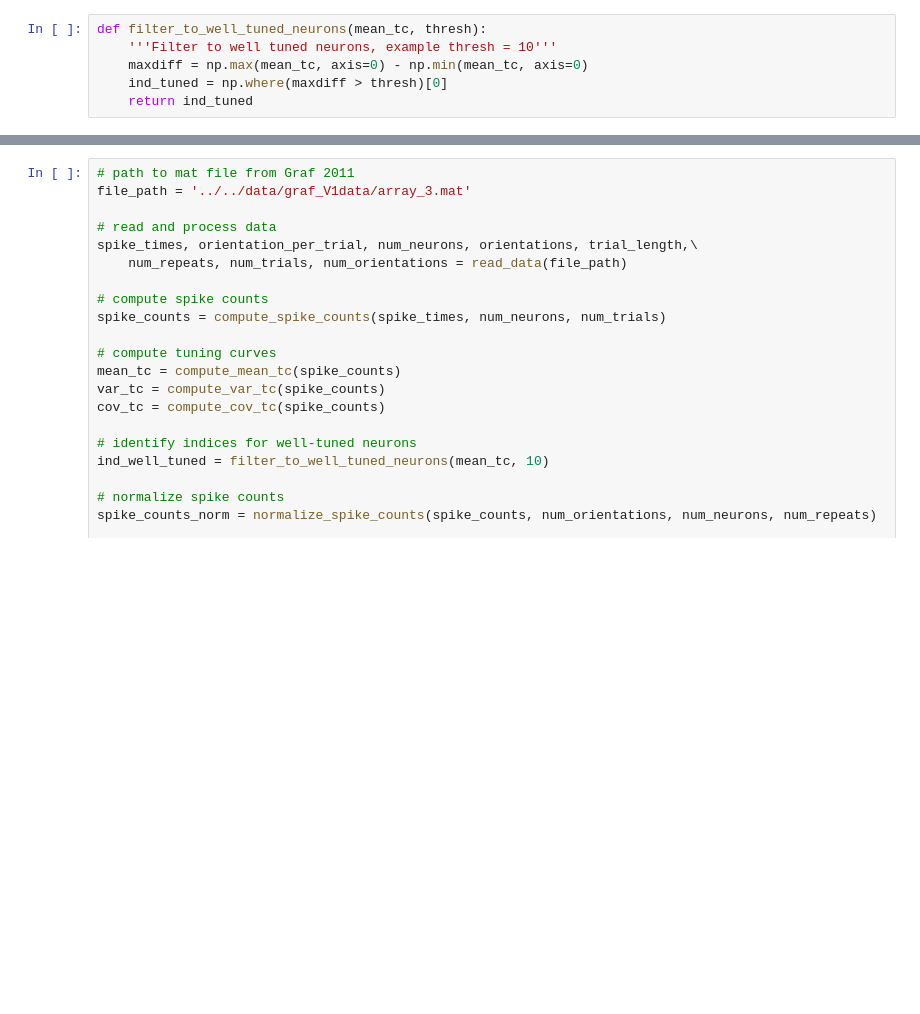
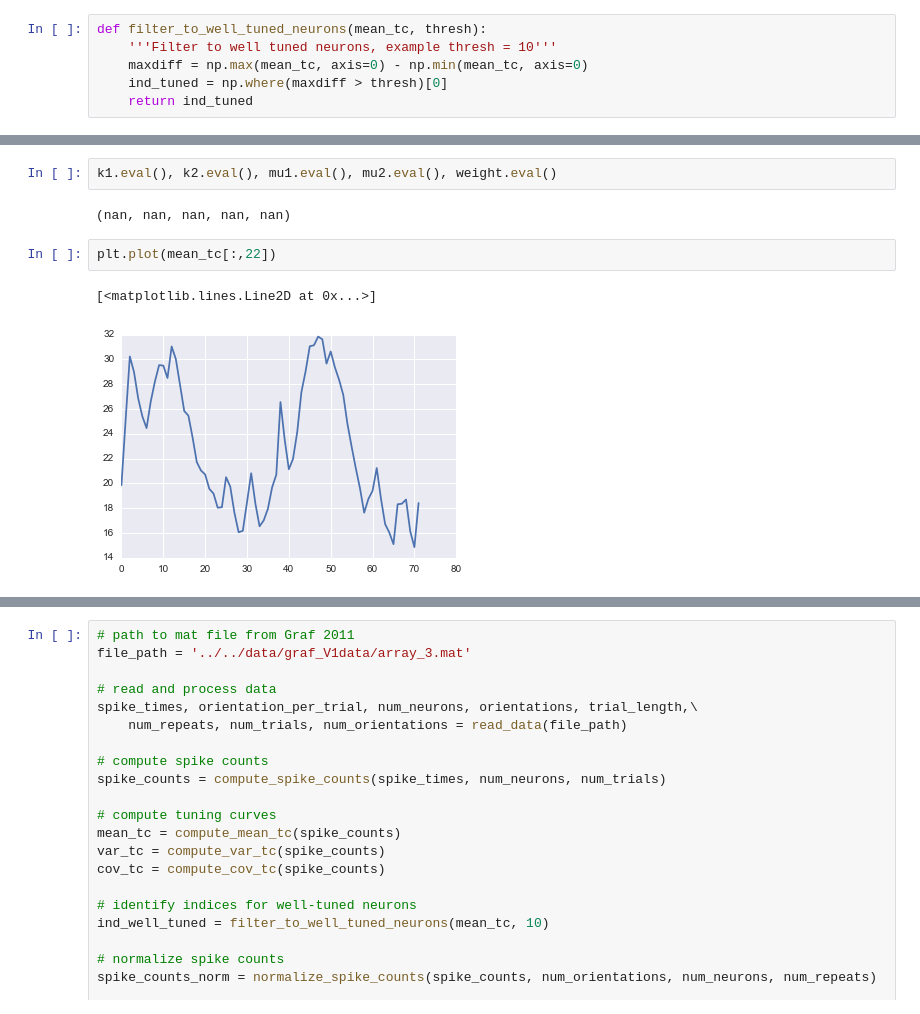
Before and after one commit to fdamani/neural_decoding_macaque_visual_graf2011, a Jupyter notebook: src/notebooks/data_processing_with_tuning_curves.ipynb, the cells around one changed output, grey strips where cells are left out. Saved outputs shown, nothing was run; the diff lists cells and outputs as text; blank space fills up the shorter version.

```diff
--- a/src/notebooks/data_processing_with_tuning_curves.ipynb
+++ b/src/notebooks/data_processing_with_tuning_curves.ipynb
@@ -172,0 +603,9 @@ def filter_to_well_tuned_neurons(mean_tc, thresh):
+# %%
+k1.eval(), k2.eval(), mu1.eval(), mu2.eval(), weight.eval()
+# %% [output]
+(nan, nan, nan, nan, nan)
+# %%
+plt.plot(mean_tc[:,22])
+# %% [output]
+[<matplotlib.lines.Line2D at 0x...>]
+[figure, added]
```
Also changed, not shown: parts of 78 cells of this notebook.
